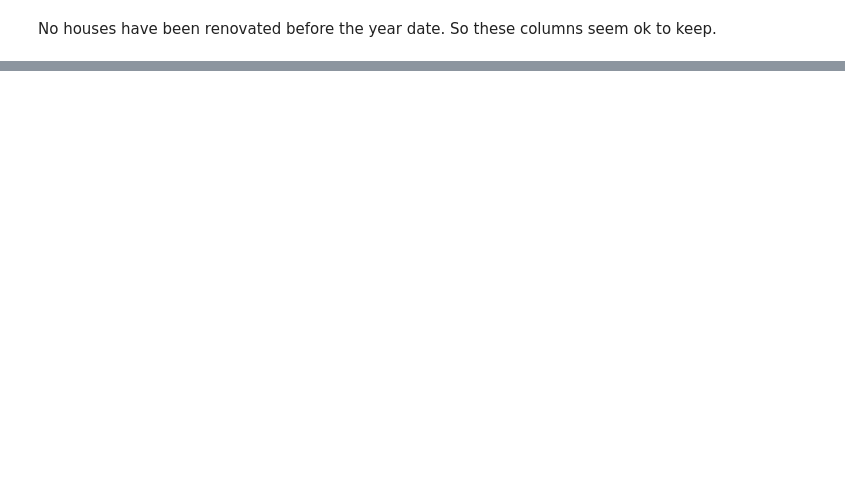
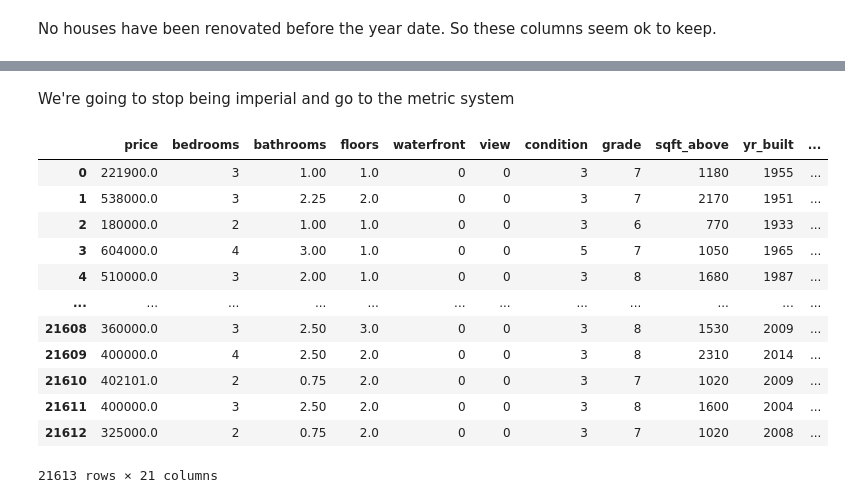
Before and after one commit to axel-achart/apartment-hunter, a Jupyter notebook: notebook.ipynb, the cells around one changed output, grey strips where cells are left out. Saved outputs shown, nothing was run; the diff lists cells and outputs as text; code cells hidden in the pictures; blank space fills up the shorter version.

```diff
--- a/notebook.ipynb
+++ b/notebook.ipynb
@@ -83,0 +97,4 @@ No houses have been renovated before the year date. So these columns seem ok to
+# %%
+df["price_per_living_sqft"]=df["price"]/df['sqft_living']
+df["price_per_lot_sqft"]=df["price"]/df['sqft_lot']
+df.describe()
@@ -83,0 +112,25 @@ No houses have been renovated before the year date. So these columns seem ok to
+# %% [markdown]
+We're going to stop being imperial and go to the metric system
+# %%
+df['sqm_living']=df['sqft_living']* 0.092903
+df['sqm_lot']=df['sqft_lot']* 0.092903
+df['sqm_basement']=df['sqft_basement']* 0.092903
+df['sqm_living15']=df['sqft_living15']* 0.092903
+df['sqm_price_per_lot']=df['price_per_lot_sqft']* 0.092903
+df['sqm_price_per_living']=df['price_per_living_sqft']* 0.092903
+df['sqm_lot15']=df['sqft_lot15']* 0.092903
+df.drop(columns=['sqft_living','sqft_lot','sqft_basement','sqft_living15','price_per_lot_sqft','price_per_living_sqft','sqft_lot15'])
+# %% [output]
+|  | price | bedrooms | bathrooms | floors | waterfront | view | condition | grade | sqft_above | yr_built | ... |
+| 0 | 221900.0 | 3 | 1.00 | 1.0 | 0 | 0 | 3 | 7 | 1180 | 1955 | ... |
+| 1 | 538000.0 | 3 | 2.25 | 2.0 | 0 | 0 | 3 | 7 | 2170 | 1951 | ... |
+| 2 | 180000.0 | 2 | 1.00 | 1.0 | 0 | 0 | 3 | 6 | 770 | 1933 | ... |
+| 3 | 604000.0 | 4 | 3.00 | 1.0 | 0 | 0 | 5 | 7 | 1050 | 1965 | ... |
+| 4 | 510000.0 | 3 | 2.00 | 1.0 | 0 | 0 | 3 | 8 | 1680 | 1987 | ... |
+| ... | ... | ... | ... | ... | ... | ... | ... | ... | ... | ... | ... |
+| 21608 | 360000.0 | 3 | 2.50 | 3.0 | 0 | 0 | 3 | 8 | 1530 | 2009 | ... |
+| 21609 | 400000.0 | 4 | 2.50 | 2.0 | 0 | 0 | 3 | 8 | 2310 | 2014 | ... |
+| 21610 | 402101.0 | 2 | 0.75 | 2.0 | 0 | 0 | 3 | 7 | 1020 | 2009 | ... |
+| 21611 | 400000.0 | 3 | 2.50 | 2.0 | 0 | 0 | 3 | 8 | 1600 | 2004 | ... |
+| 21612 | 325000.0 | 2 | 0.75 | 2.0 | 0 | 0 | 3 | 7 | 1020 | 2008 | ... |
+21613 rows × 21 columns
```
Also changed, not shown: parts of 7 cells of this notebook.
